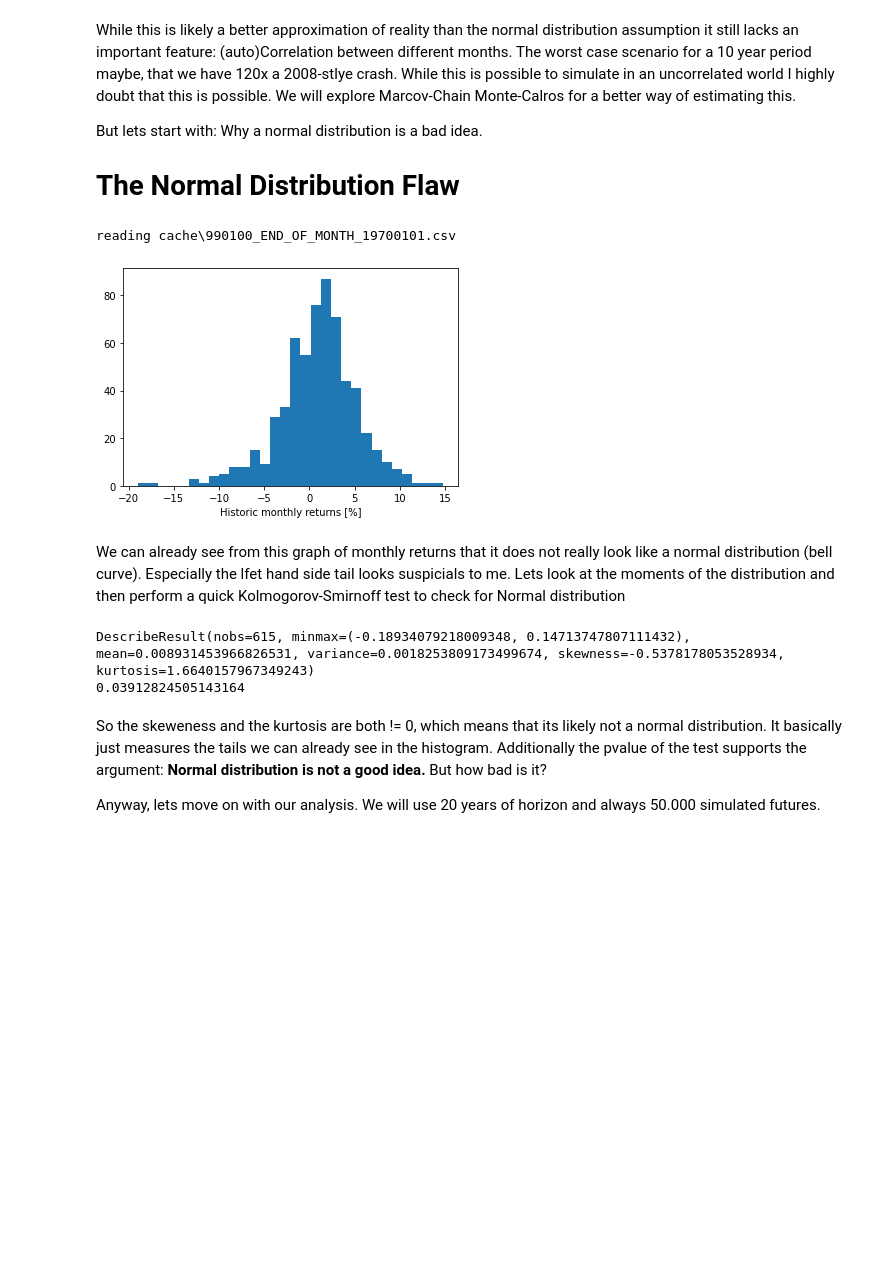
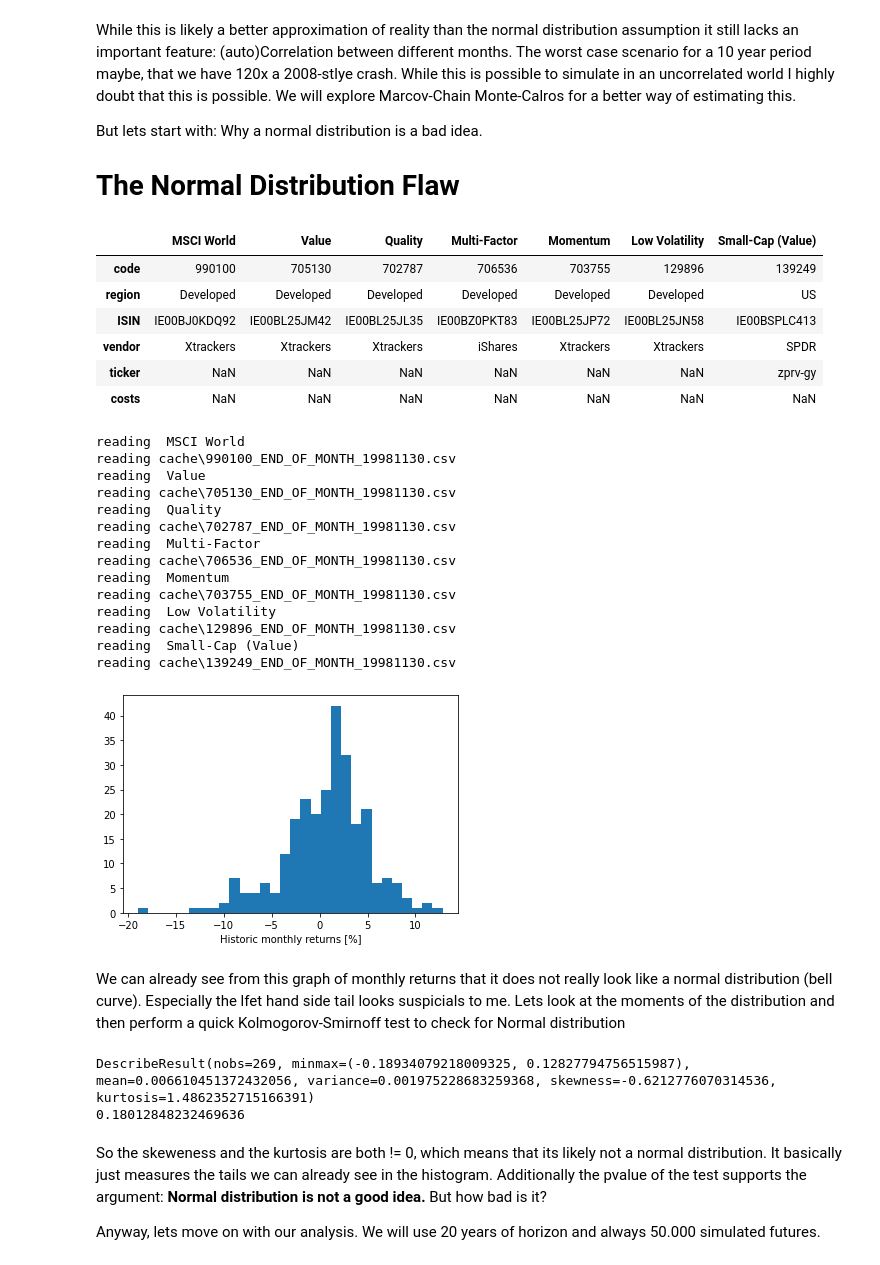
Before and after one commit to MartinLiebig/factornessy, a Jupyter notebook: simulator.ipynb, the cells around one changed output. Saved outputs shown, nothing was run; the diff lists cells and outputs as text; code cells hidden in the pictures; blank space fills up the shorter version.

```diff
--- a/simulator.ipynb
+++ b/simulator.ipynb
@@ -25,24 +25,59 @@ But lets start with: Why a normal distribution is a bad idea.
 
 # The Normal Distribution Flaw
 # %%
-start_date="19700101"
-reload=False
-reference_index = "MSCI World"
-
+start_date="19981130"
+current_index = "MSCI World"
 indexHandler = IndexDataHandler(start_date=start_date,frequency="END_OF_MONTH")
 index_codes = {**indexHandler.get_available_indices("Developed"), **indexHandler.get_available_indices("US")}
-#display(pd.DataFrame.from_dict(index_codes))
+index_codes.pop("Small-Cap")
+index_codes.pop("High Dividend")
+display(pd.DataFrame.from_dict(index_codes))
 
-df = indexHandler.get_historic_stock_data(index_codes[reference_index]["code"], reload=reload)
-df = df.rename(columns={'level_eod':"level"})
-df['gain'] = df['level'].pct_change()
+def reload_data():
+    data = []
+    reload=False
+    #start_date="20080101"
+    for key in index_codes.keys():
+        code = index_codes[key]["code"]
+        print("reading ",key)
+        d = indexHandler.get_historic_stock_data(code, reload=reload)
+        d.rename(columns={"level_eod":key}, inplace=True)
+        data.append(d)
+
+    df = data[0]
+    for i in range(1,len(data)):
+        df = df.merge(data[i], how='left',left_index=True,right_index=True)
+    return df
+df = reload_data()
+
+df['gain'] = df[current_index].pct_change()
 df = df.dropna()
 plt.xlabel("Historic monthly returns [%]")
 plt.hist(df['gain']*100,bins=30)
 plt.show()
 # %% [output]
+|  | MSCI World | Value | Quality | Multi-Factor | Momentum | Low Volatility | Small-Cap (Value) |
+| code | 990100 | 705130 | 702787 | 706536 | 703755 | 129896 | 139249 |
+| region | Developed | Developed | Developed | Developed | Developed | Developed | US |
+| ISIN | IE00BJ0KDQ92 | IE00BL25JM42 | IE00BL25JL35 | IE00BZ0PKT83 | IE00BL25JP72 | IE00BL25JN58 | IE00BSPLC413 |
+| vendor | Xtrackers | Xtrackers | Xtrackers | iShares | Xtrackers | Xtrackers | SPDR |
+| ticker | NaN | NaN | NaN | NaN | NaN | NaN | zprv-gy |
+| costs | NaN | NaN | NaN | NaN | NaN | NaN | NaN |
-reading cache\990100_END_OF_MONTH_19700101.csv
+reading  MSCI World
+reading cache\990100_END_OF_MONTH_19981130.csv
+reading  Value
+reading cache\705130_END_OF_MONTH_19981130.csv
+reading  Quality
+reading cache\702787_END_OF_MONTH_19981130.csv
+reading  Multi-Factor
+reading cache\706536_END_OF_MONTH_19981130.csv
+reading  Momentum
+reading cache\703755_END_OF_MONTH_19981130.csv
+reading  Low Volatility
+reading cache\129896_END_OF_MONTH_19981130.csv
+reading  Small-Cap (Value)
+reading cache\139249_END_OF_MONTH_19981130.csv
-[figure, old version]
+[figure, new version]
 # %% [markdown]
 We can already see from this graph of monthly returns that it does not really look like a normal distribution (bell curve). Especially the lfet hand side tail looks suspicials to me. Lets look at the moments of the distribution and then perform a quick Kolmogorov-Smirnoff test to check for Normal distribution
 # %%
@@ -51,8 +86,8 @@ print(stats.describe(df['gain']))
 k2, p =stats.kstest((df['gain']-df['gain'].mean())/df['gain'].std(), 'norm')
 print(p)
 # %% [output]
-DescribeResult(nobs=615, minmax=(-0.18934079218009348, 0.14713747807111432), mean=0.008931453966826531, variance=0.0018253809173499674, skewness=-0.5378178053528934, kurtosis=1.6640157967349243)
-0.03912824505143164
+DescribeResult(nobs=269, minmax=(-0.18934079218009325, 0.12827794756515987), mean=0.006610451372432056, variance=0.001975228683259368, skewness=-0.6212776070314536, kurtosis=1.4862352715166391)
+0.18012848232469636
 # %% [markdown]
 So the skeweness and the kurtosis are both != 0, which means that its likely not a normal distribution. It basically just measures the tails we can already see in the histogram. Additionally the pvalue of the test supports the argument: **Normal distribution is not a good idea.** But how bad is it?
 
```
Also changed, not shown: parts of 14 cells of this notebook, 1 other file.
